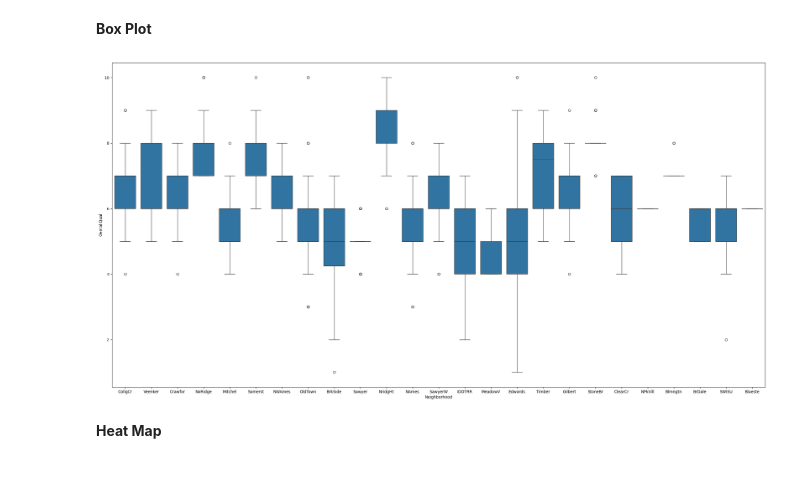
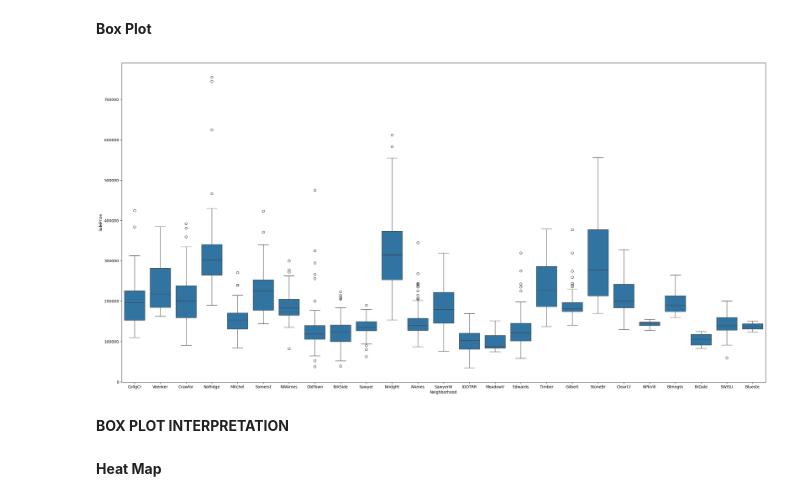
Before and after one commit to November-R/Jupyter_Notebook_Projects, a Jupyter notebook: house-prices-advanced-regression-techniques_dataset/Untitled.ipynb, the cells around one changed output. Saved outputs shown, nothing was run; the diff lists cells and outputs as text; code cells hidden in the pictures; blank space fills up the shorter version.

```diff
--- a/house-prices-advanced-regression-techniques_dataset/Untitled.ipynb
+++ b/house-prices-advanced-regression-techniques_dataset/Untitled.ipynb
@@ -247,12 +247,14 @@ These includes the circles above the box. The most expensive house being the one
 # %% [markdown]
 **Box Plot**
 # %%
-df3 = df[['OverallQual', 'Neighborhood']]
+df3 = df[['SalePrice', 'Neighborhood']]
 
 plt.figure(figsize=(30, 15))
-sns.boxplot(data=df3, y='OverallQual', x='Neighborhood')
+sns.boxplot(data=df3, y='SalePrice', x='Neighborhood')
 plt.show()
 # %% [output]
-[figure, old version]
+[figure, new version]
+# %% [markdown]
+**BOX PLOT INTERPRETATION**
 # %% [markdown]
 **Heat Map**
```
Also changed, not shown: parts of 29 cells of this notebook.
